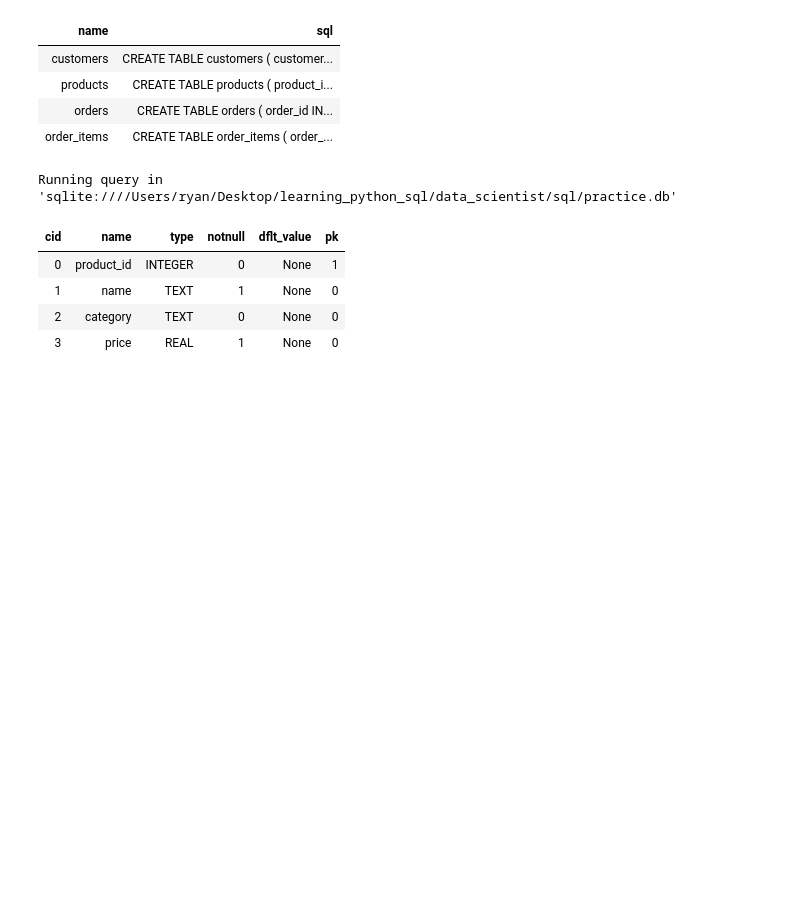
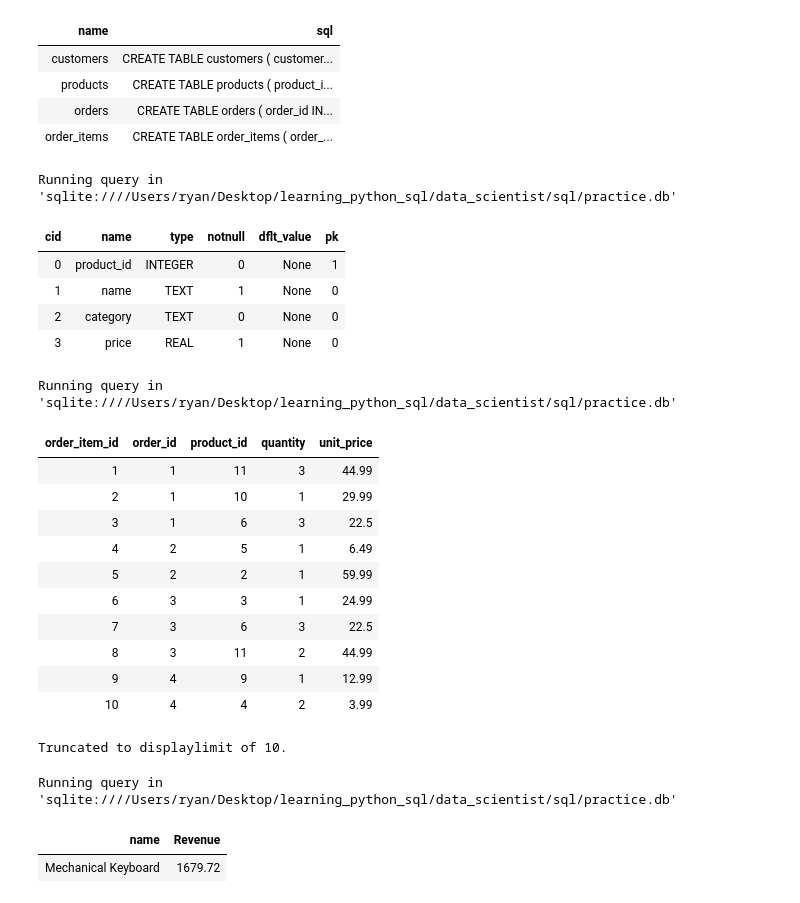
Before and after one commit to ryuismyu/Data-Journey, a Jupyter notebook: sql_fundamentals.ipynb, the cells around one changed output. Drawn from its saved outputs; the diff is of its cells as text; code cells hidden in the pictures; blank space fills up the shorter version.

Commit message:
Practice joins, GROUP BY, and subqueries for order/customer aggregates

```diff
--- a/sql_fundamentals.ipynb
+++ b/sql_fundamentals.ipynb
@@ -112,6 +112,37 @@ Running query in 'sqlite:////Users/ryan/Desktop/learning_python_sql/data_scienti
 | 1 | name | TEXT | 1 | None | 0 |
 | 2 | category | TEXT | 0 | None | 0 |
 | 3 | price | REAL | 1 | None | 0 |
+# %%
+%%sql
+
+SELECT * FROM order_items;
+# %% [output]
+Running query in 'sqlite:////Users/ryan/Desktop/learning_python_sql/data_scientist/sql/practice.db'
+| order_item_id | order_id | product_id | quantity | unit_price |
+| 1 | 1 | 11 | 3 | 44.99 |
+| 2 | 1 | 10 | 1 | 29.99 |
+| 3 | 1 | 6 | 3 | 22.5 |
+| 4 | 2 | 5 | 1 | 6.49 |
+| 5 | 2 | 2 | 1 | 59.99 |
+| 6 | 3 | 3 | 1 | 24.99 |
+| 7 | 3 | 6 | 3 | 22.5 |
+| 8 | 3 | 11 | 2 | 44.99 |
+| 9 | 4 | 9 | 1 | 12.99 |
+| 10 | 4 | 4 | 2 | 3.99 |
+Truncated to displaylimit of 10.
 # %%
 %%sql
 # 3. Product revenue
+SELECT
+p.name,
+SUM(o.unit_price * o.quantity) AS Revenue
+FROM products p
+INNER JOIN order_items o
+    ON p.product_id = o.product_id
+GROUP BY p.product_id,p.name
+order by Revenue DESC
+LIMIT 1;
+# %% [output]
+Running query in 'sqlite:////Users/ryan/Desktop/learning_python_sql/data_scientist/sql/practice.db'
+| name | Revenue |
+| Mechanical Keyboard | 1679.72 |
```
Also changed, not shown: parts of 5 cells of this notebook.
